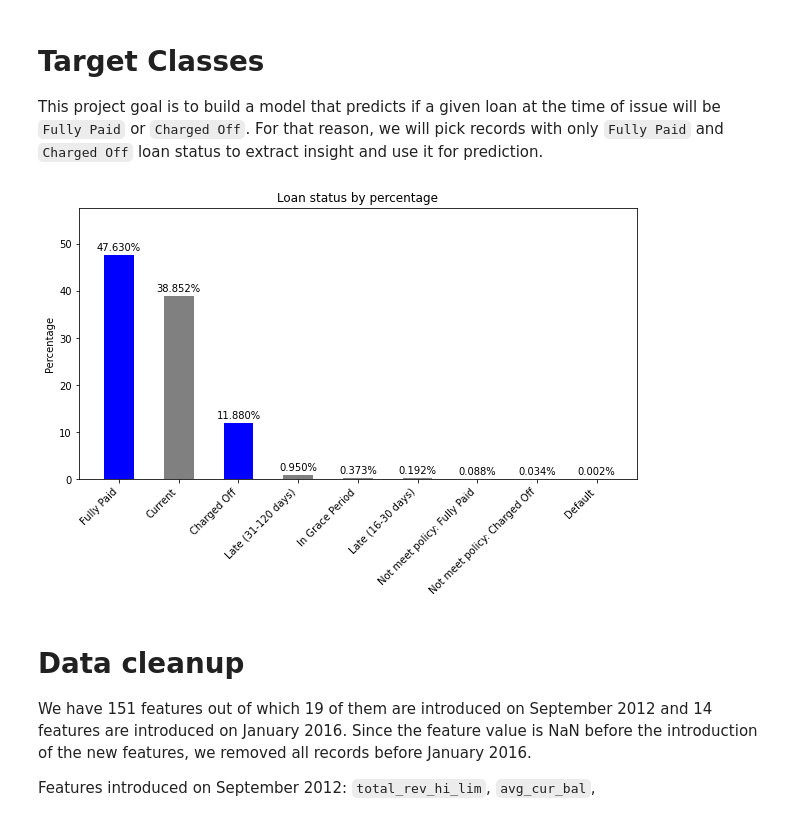
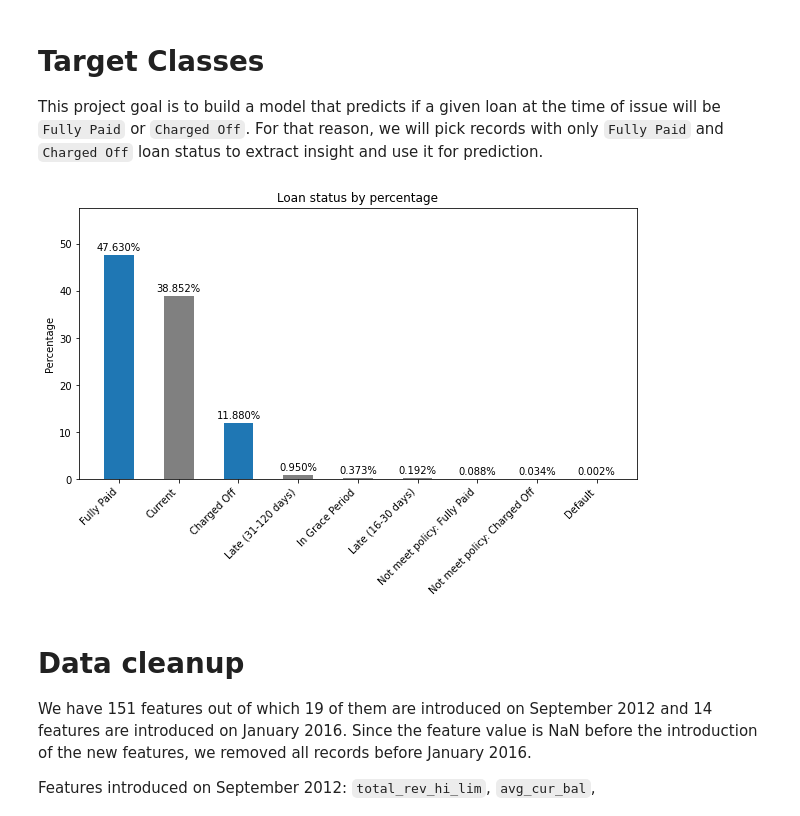
Before and after one commit to hbizunehe/LC-loan-prediction, a Jupyter notebook: 207_final_project.ipynb, the cells around one changed output. Saved outputs shown, nothing was run; the diff lists cells and outputs as text; code cells hidden in the pictures.

```diff
--- a/207_final_project.ipynb
+++ b/207_final_project.ipynb
@@ -63,32 +63,32 @@ This project goal is to build a model that predicts if a given loan at the time
 # %%
 def show_class_composition(df):
   """Displaying class composition for the given dataset
   Parameters
   ----------
   df : A panda dataset that has "loan_status" feature
   """
   summary = df['loan_status'].value_counts().rename_axis('unique_values').reset_index(name='counts')
   summary['percent'] = (100. * (summary['counts'] / summary['counts'].sum())).round(3)
   summary['unique_values'] = summary['unique_values'].replace(
       ['Does not meet the credit policy. Status:Fully Paid', 'Does not meet the credit policy. Status:Charged Off'],
       ['Not meet policy: Fully Paid', 'Not meet policy: Charged Off'])
-  colors = ['blue', 'gray', 'blue', 'gray', 'gray', 'gray', 'gray', 'gray', 'gray']
+  colors = ['#1f77b4', 'gray', '#1f77b4', 'gray', 'gray', 'gray', 'gray', 'gray', 'gray']
   plt.rcParams["figure.figsize"] = [10, 5]
   fig, ax = plt.subplots()
   pps = ax.bar(summary['unique_values'], summary['percent'], width=0.5, align='center', color=colors)
   ax.set_ylim([0, summary['percent'].max()+10])
   plt.xticks(rotation=45, ha='right')
   # Putting percentage value on top of each bar
   for p in pps:
     y = p.get_height()
     ax.text(x=p.get_x()+p.get_width()/2, y=y+1, s="{:.3f}%".format(y), ha='center')
   ax.set_title("Loan status by percentage")
   ax.set_ylabel("Percentage")
   plt.show()
 
 show_class_composition(df)
 # %% [output]
-[figure, old version]
+[figure, new version]
 # %% [markdown]
 # Data cleanup
 
```
Also changed, not shown: parts of 21 cells of this notebook, 1 other file.
